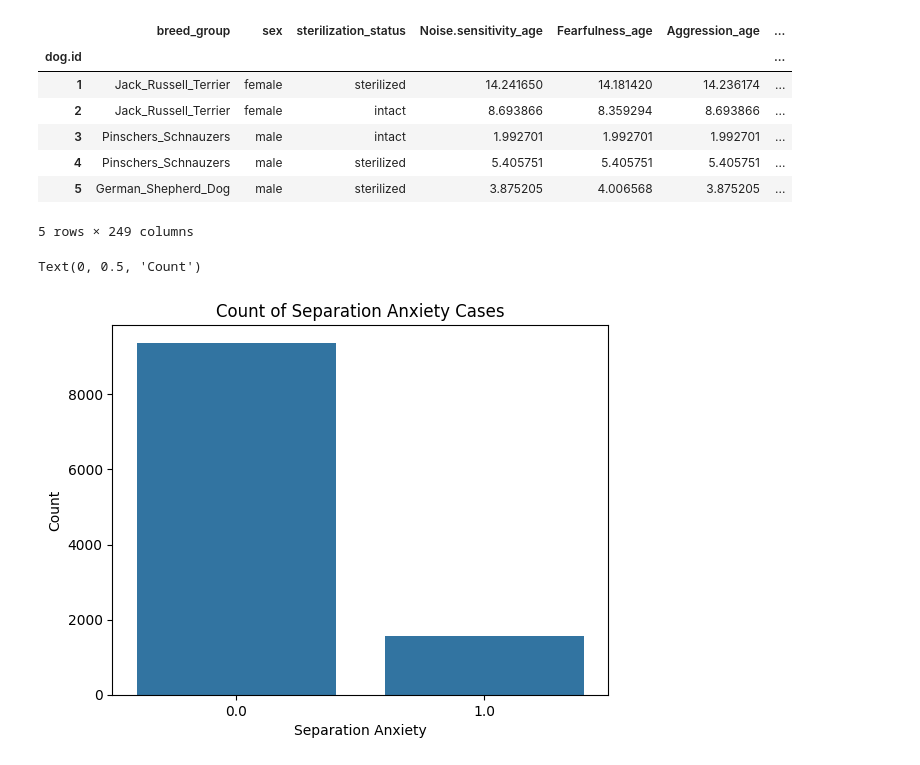
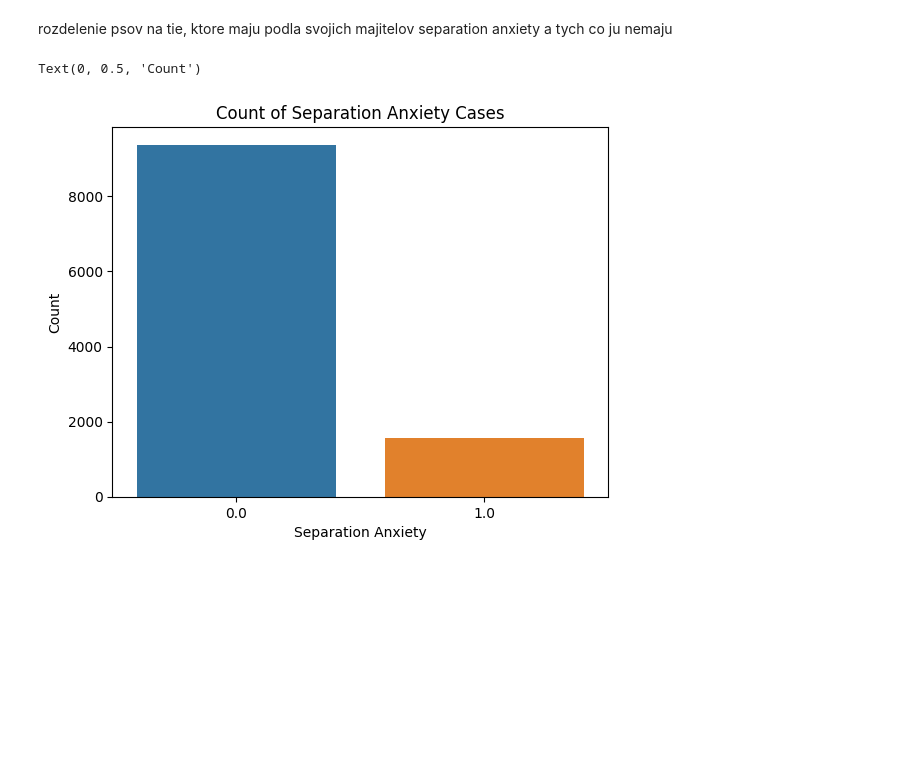
Before and after one commit to Retr-1/AnalyzaPsy, a Jupyter notebook: psy_uskost.ipynb, the cells around one changed output. Saved outputs shown, nothing was run; the diff lists cells and outputs as text; code cells hidden in the pictures; blank space fills up the shorter version.

```diff
--- a/psy_uskost.ipynb
+++ b/psy_uskost.ipynb
@@ -1,31 +1,20 @@
+# %% [markdown]
+rozdelenie psov na tie, ktore maju podla svojich majitelov separation anxiety a tych co ju nemaju
 # %%
-
 import numpy as np
 import pandas as pd
 import matplotlib.pyplot as plt
 import seaborn as sns
 import plotly.express as px
 from IPython.display import Markdown
 
 
 dogs = pd.read_csv("psy_data.csv", header=0).set_index("dog.id")
-display(dogs.head())
-
 subset = dogs.loc[:, ['Separation_age', 'Leaving_pant', 'Leaving_vocalization', "Leaving_salivate", "Leaving_restless", "Alone_destroy", "Alone_urinate", "Alone_vocalize", "Alone_pant", "separation_anxiety", "separation_behavior_score","breed_group"]]
-# subset = subset.query("separation_behavior_score > 1")
-# sns.lineplot(subset,y = "Separation_age", x= "separation_behavior_score")
-sns.countplot(data=subset, x="separation_anxiety")
+sns.countplot(data=subset, x="separation_anxiety", hue="separation_anxiety", legend = False)
 plt.title("Count of Separation Anxiety Cases")
 plt.xlabel("Separation Anxiety")
 plt.ylabel("Count")
 # %% [output]
-|  | breed_group | sex | sterilization_status | Noise.sensitivity_age | Fearfulness_age | Aggression_age | ... |
-| dog.id |  |  |  |  |  |  | ... |
-| 1 | Jack_Russell_Terrier | female | sterilized | 14.241650 | 14.181420 | 14.236174 | ... |
-| 2 | Jack_Russell_Terrier | female | intact | 8.693866 | 8.359294 | 8.693866 | ... |
-| 3 | Pinschers_Schnauzers | male | intact | 1.992701 | 1.992701 | 1.992701 | ... |
-| 4 | Pinschers_Schnauzers | male | sterilized | 5.405751 | 5.405751 | 5.405751 | ... |
-| 5 | German_Shepherd_Dog | male | sterilized | 3.875205 | 4.006568 | 3.875205 | ... |
-5 rows × 249 columns
+Text(0, 0.5, 'Count')
-Text(0, 0.5, 'Count')
-[figure, old version]
+[figure, new version]
```
Also changed, not shown: parts of 9 cells of this notebook.
